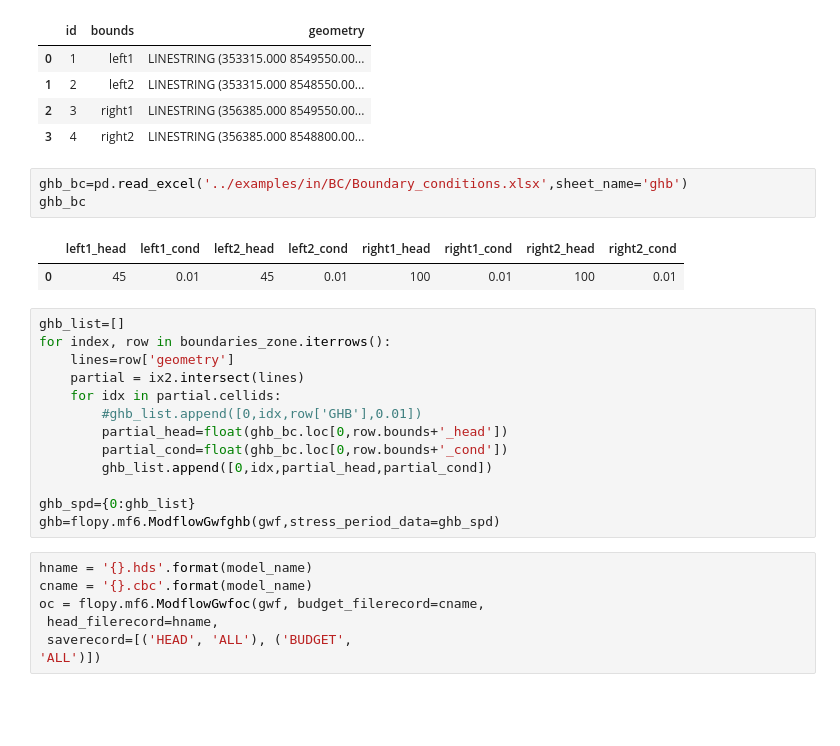
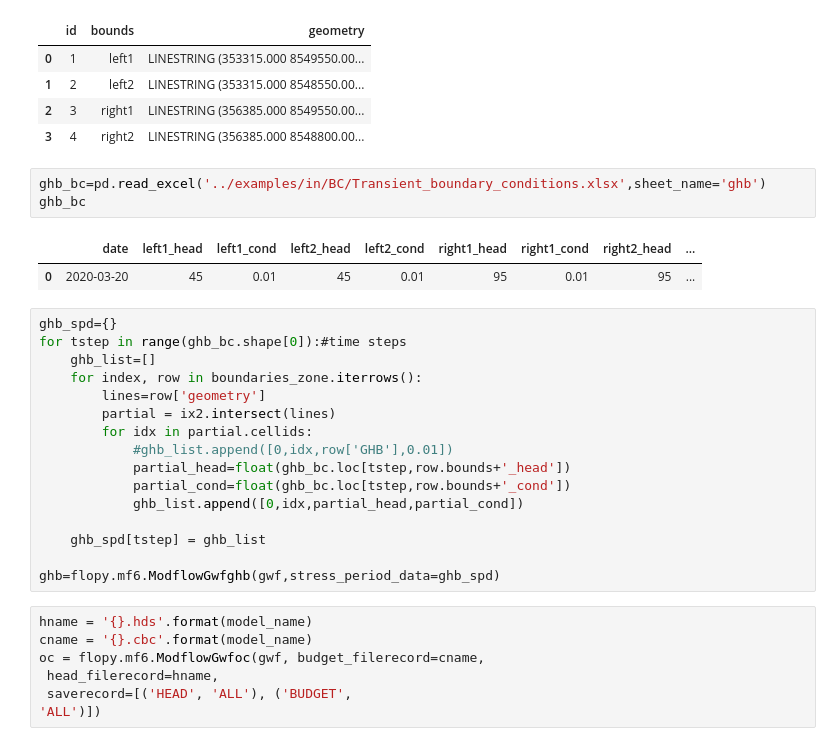
Before and after one commit to JoseZevallosR/dev_mode, a Jupyter notebook: notebooks/river_and_wells2.ipynb, the cells around one changed output. Drawn from its saved outputs; the diff is of its cells as text; blank space fills up the shorter version.

Commit message:
adding transient conditions

```diff
--- a/notebooks/river_and_wells2.ipynb
+++ b/notebooks/river_and_wells2.ipynb
@@ -249,23 +271,26 @@ boundaries_zone
 | 2 | 3 | right1 | LINESTRING (356385.000 8549550.00... |
 | 3 | 4 | right2 | LINESTRING (356385.000 8548800.00... |
 # %%
-ghb_bc=pd.read_excel('../examples/in/BC/Boundary_conditions.xlsx',sheet_name='ghb')
+ghb_bc=pd.read_excel('../examples/in/BC/Transient_boundary_conditions.xlsx',sheet_name='ghb')
 ghb_bc
 # %% [output]
-|  | left1_head | left1_cond | left2_head | left2_cond | right1_head | right1_cond | right2_head | right2_cond |
-| 0 | 45 | 0.01 | 45 | 0.01 | 100 | 0.01 | 100 | 0.01 |
+|  | date | left1_head | left1_cond | left2_head | left2_cond | right1_head | right1_cond | right2_head | ... |
+| 0 | 2020-03-20 | 45 | 0.01 | 45 | 0.01 | 95 | 0.01 | 95 | ... |
 # %%
-ghb_list=[]
-for index, row in boundaries_zone.iterrows():
-    lines=row['geometry']
-    partial = ix2.intersect(lines)
-    for idx in partial.cellids:
-        #ghb_list.append([0,idx,row['GHB'],0.01])
-        partial_head=float(ghb_bc.loc[0,row.bounds+'_head'])
-        partial_cond=float(ghb_bc.loc[0,row.bounds+'_cond'])
-        ghb_list.append([0,idx,partial_head,partial_cond])
+ghb_spd={}
+for tstep in range(ghb_bc.shape[0]):#time steps
+    ghb_list=[]
+    for index, row in boundaries_zone.iterrows():
+        lines=row['geometry']
+        partial = ix2.intersect(lines)
+        for idx in partial.cellids:
+            #ghb_list.append([0,idx,row['GHB'],0.01])
+            partial_head=float(ghb_bc.loc[tstep,row.bounds+'_head'])
+            partial_cond=float(ghb_bc.loc[tstep,row.bounds+'_cond'])
+            ghb_list.append([0,idx,partial_head,partial_cond])
 
-ghb_spd={0:ghb_list}
+    ghb_spd[tstep] = ghb_list
+
 ghb=flopy.mf6.ModflowGwfghb(gwf,stress_period_data=ghb_spd)
 # %%
 hname = '{}.hds'.format(model_name)
```
Also changed, not shown: parts of 10 cells of this notebook, 19 other files.
